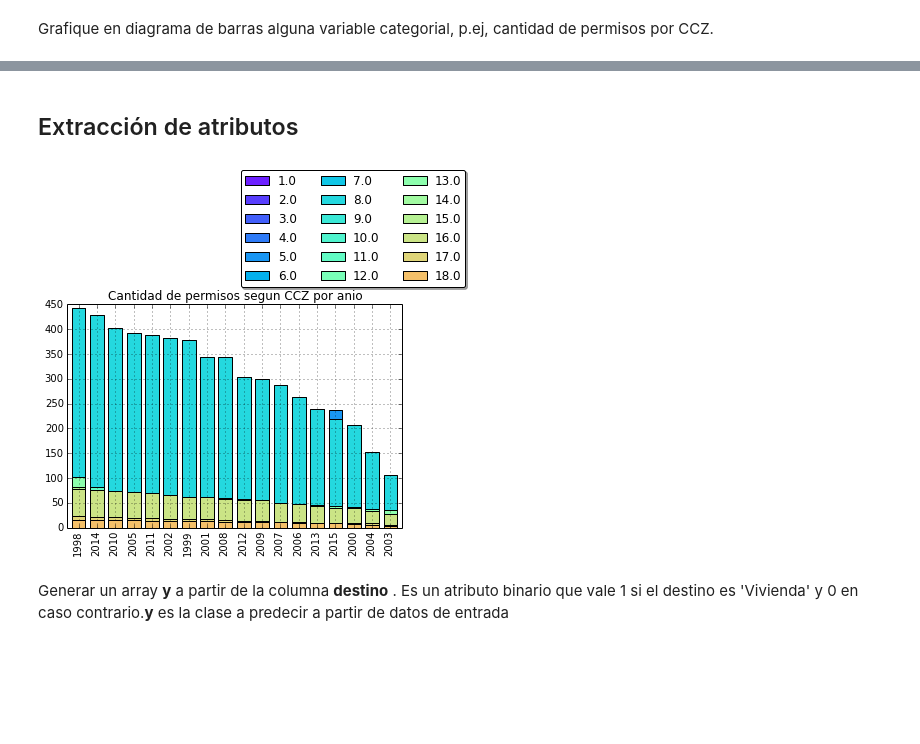
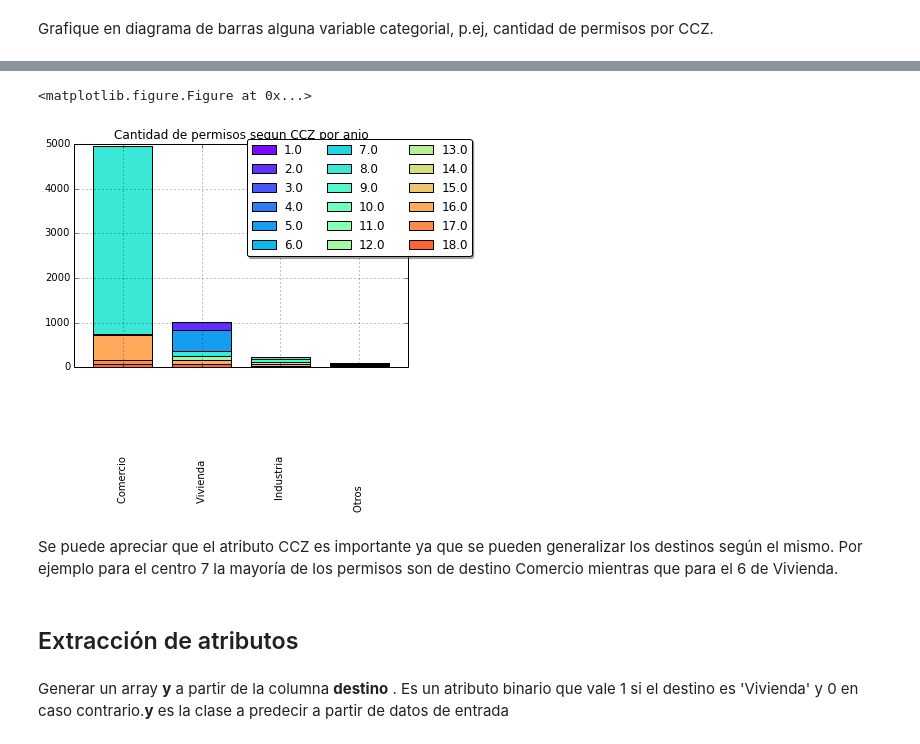
Before and after one commit to raulsperoni/aprendizaje-automatico-2015, a Jupyter notebook: Lab1_2015.ipynb, the cells around one changed output, grey strips where cells are left out. Saved outputs shown, nothing was run; the diff lists cells and outputs as text; code cells hidden in the pictures; blank space fills up the shorter version.

```diff
--- a/Lab1_2015.ipynb
+++ b/Lab1_2015.ipynb
@@ -169,24 +243,37 @@ plt.title("Cantidad de permisos por CCZ")
+# %%
+# Step 2
+figDestCCZ = plt.figure(figsize=(5000,400))
+figDestCCZ, ax3 = plt.subplots()
+ax3 = fig.add_subplot(888)
+color=cm.rainbow(np.linspace(0,1,100))
+j = 1
+for i in np.unique(df.CCZ.values):
+    #c=next(color))
+    #print i
+    #print df.CCZ[df.destino == i].value_counts()
+
+    fig.add_subplot(888)
+    df.destino[df.CCZ == i].value_counts().plot(kind='bar', color=color[j],label=i)
+    #print i
+    #print df.CCZ[df.destino == i]
+    #print df.CCZ[df.destino == i].value_counts()
+    j=j+5
+#ax3.set_xlim(-1, 500)
+ax3.set_ylim(1, 5000)
+
+plt.legend(loc='best', bbox_to_anchor=(0.5, 1.05),
+          ncol=3, fancybox=True, shadow=True)
+plt.title("Cantidad de permisos segun CCZ por anio");
+#plt.legend(loc='best')
+#plt.legend(loc='lower right')
+plt.show()
+# %% [output]
+<matplotlib.figure.Figure at 0x...>
+[figure, added]
+# %% [markdown]
+Se puede apreciar que el atributo CCZ es importante ya que se pueden generalizar los destinos según el mismo. Por ejemplo para el centro 7 la mayoría de los permisos son de destino Comercio mientras que para el 6 de Vivienda.
 # %% [markdown]
 ## Extracción de atributos
-# %%
-# Step 2
-from matplotlib.pyplot import cm
-ax2 = fig.add_subplot(346)
-color=cm.rainbow(np.linspace(0,1,100))
-for i in np.unique(df.CCZ.values):
-    #c=next(color))
-    df.anio[df.CCZ == i].value_counts().plot(kind='bar', color=color[i+i*3.0],label=i)
-ax2.set_xlim(1, 20)
-ax2.set_ylim(1, 20)
-
-plt.legend(loc='best', bbox_to_anchor=(0.5, 1.05),
-          ncol=3, fancybox=True, shadow=True)
-plt.title("Cantidad de permisos segun CCZ por anio");
-#plt.legend(loc='best')
-#plt.legend(loc='lower right')
-plt.show()
-# %% [output]
-[figure, removed]
 # %% [markdown]
 Generar un array **y** a partir de la columna **destino** . Es un atributo binario que vale 1 si el destino es 'Vivienda' y 0 en caso contrario.**y** es la clase a predecir a partir de datos de entrada
 # %%
```
Also changed, not shown: parts of 37 cells of this notebook.
